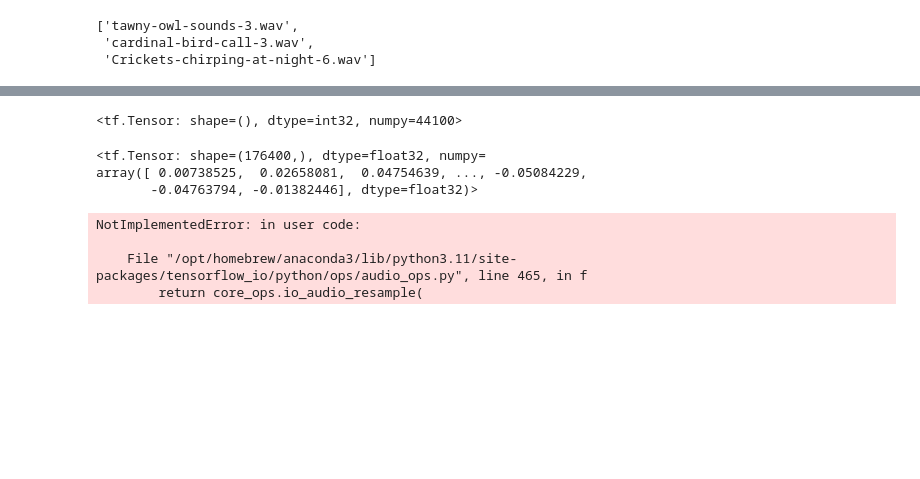
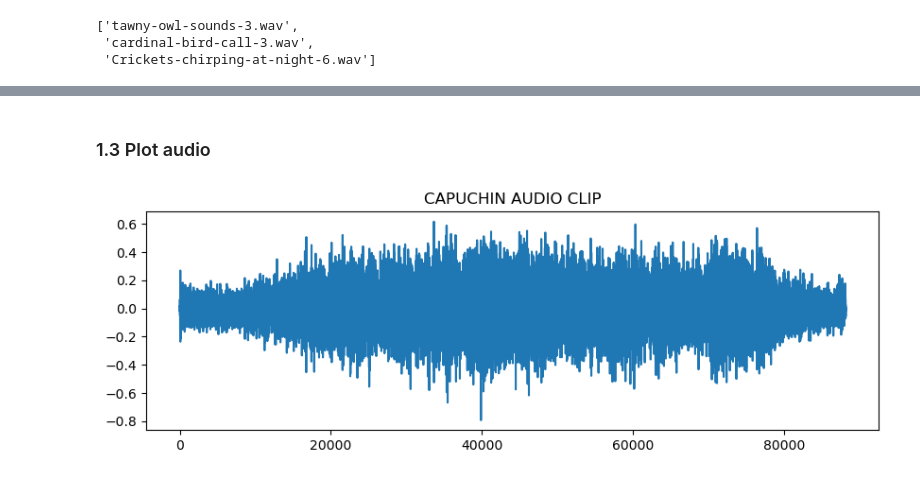
Before and after one commit to MigashaneVictoire/capuchin_bird_audio_classifier, a Jupyter notebook: audio_classification.ipynb, the cells around one changed output, grey strips where cells are left out. Cells and saved outputs as stored; diff of their text form; code cells hidden in the pictures; blank space fills up the shorter version.

Commit message:
using librosa instead of tensorflow

```diff
--- a/audio_classification.ipynb
+++ b/audio_classification.ipynb
@@ -56,7 +51,5 @@ def Normalize_Volume(sound):
 # %%
 # Read encoded wave file
-file_content = tf.io.read_file(CAPUCHIN)
+wav, sample_rate = librosa.load(CAPUCHIN)
+nc_wav, nc_sample_rate = librosa.load(NON_CAPUCHIN)
-# %%
-# Decode wav file in single channel
-wav, sample_rate = tf.audio.decode_wav(contents=file_content, desired_channels=1)
 # %%
@@ -73,21 +75,8 @@ array([[ 0.00738525],
-# %%
-sample_rate
-# %% [output]
-<tf.Tensor: shape=(), dtype=int32, numpy=44100>
-# %%
-# remove trailing axis
-wav = tf.squeeze(wav, axis= -1)
-# sample_rate = tf.cast(sample_rate, dtype=tf.int64)
-# %%
-wav
-# %% [output]
-<tf.Tensor: shape=(176400,), dtype=float32, numpy=
-array([ 0.00738525,  0.02658081,  0.04754639, ..., -0.05084229,
-       -0.04763794, -0.01382446], dtype=float32)>
-# %%
-tfio.audio.resample(wav, rate_in=sample_rate, rate_out=16000)
-# %% [output]
-NotImplementedError: in user code:
-
-    File "/opt/homebrew/anaconda3/lib/python3.11/site-packages/tensorflow_io/python/ops/audio_ops.py", line 465, in f
-        return core_ops.io_audio_resample(
+# %% [markdown]
+### 1.3 Plot audio
+# %%
+pd.Series(wav).plot(figsize = (10,3))
+plt.title("CAPUCHIN AUDIO CLIP")
+plt.show()
+# %% [output]
+[figure, added]
```
Also changed, not shown: parts of 12 cells of this notebook.
